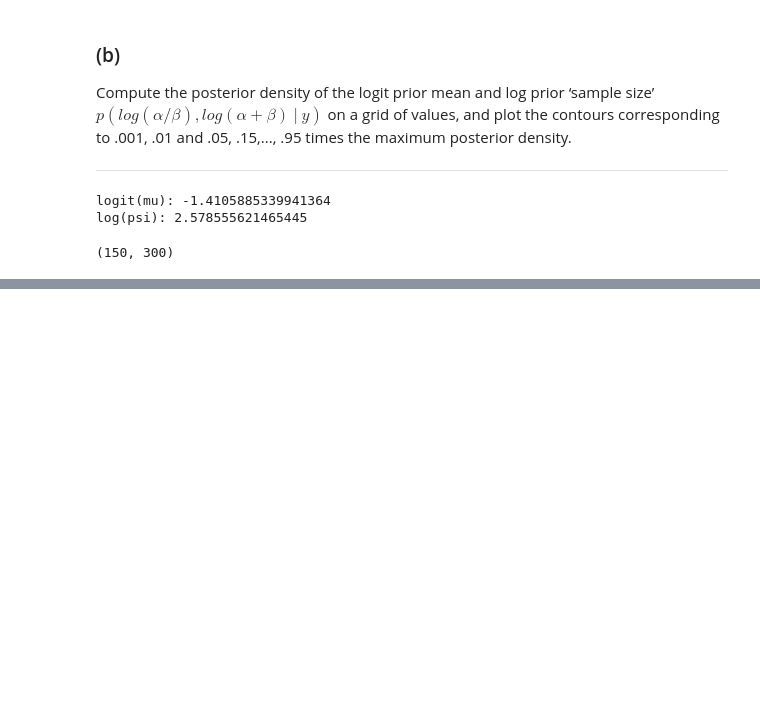
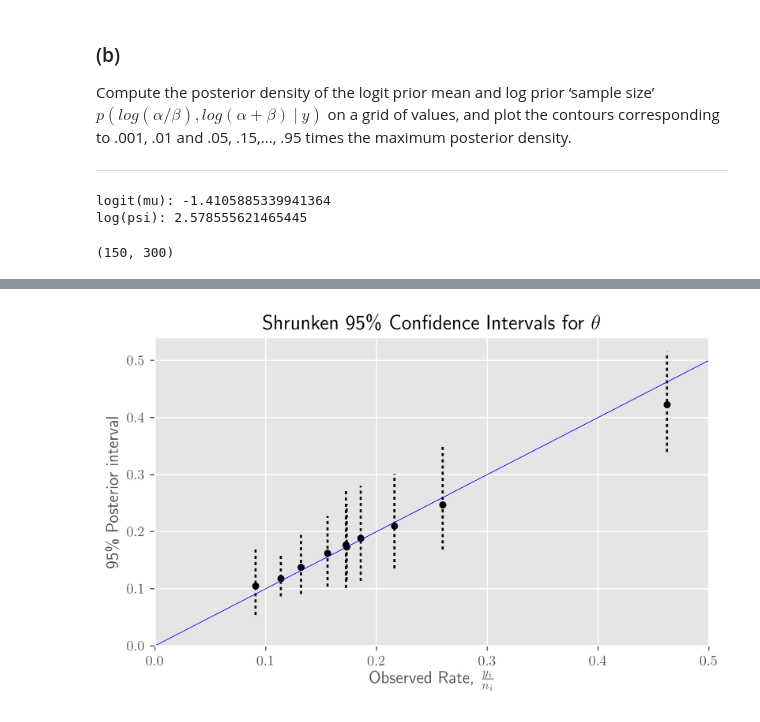
Before and after one commit to GKjohns/Bayesian-Statistics-5224, a Jupyter notebook: hw_3.ipynb, the cells around one changed output, grey strips where cells are left out. Cells and saved outputs as stored; diff of their text form; code cells hidden in the pictures; blank space fills up the shorter version.

```diff
--- a/hw_3.ipynb
+++ b/hw_3.ipynb
@@ -120,0 +173,32 @@ plt.show()
+# %%
+# transform the samples back
+samples = sample_posterior(1000)
+mu_sim = np.array([inverse_logit(x) for x in samples[:,0]])
+psi_sim = np.exp(samples[:,1])
+alpha_sim = mu_sim * psi_sim
+beta_sim = (1 - mu_sim) * psi_sim
+
+posterior_samples = np.zeros((y_vals.shape[0], alpha_sim.shape[0]))
+for i, (y_i, n_i) in enumerate(zip(y_vals, n_vals)):
+    for j, (a_sim, b_sim) in enumerate(zip(alpha_sim, beta_sim)):
+        posterior_samples[i, j] = np.random.beta(a_sim + y_i, b_sim + n_i - y_i)
+# %%
+theta_obs = y_vals / n_vals
+medians = np.median(posterior_samples, axis=1)
+conf_intervals = np.percentile(posterior_samples, [2.5, 97.5], axis=1)
+domain = np.linspace(0, .5, 100)
+unpooled = domain
+
+with plt.style.context('ggplot'):
+    plt.scatter(theta_obs, medians, color='black', s=20)
+    for theta_i, (lower, upper) in zip(theta_obs, conf_intervals.T):
+        plt.vlines(x=theta_i, ymin=lower, ymax=upper, linestyle=':')
+    plt.plot(domain, unpooled, linewidth=.5, color='blue')
+    plt.xlim((.0, .5))
+    plt.ylim((.0, .54))
+    plt.xlabel(r'Observed Rate, $\frac{y_i}{n_i}$')
+    plt.ylabel(r'95\% Posterior interval')
+    plt.title(r'Shrunken 95\% Confidence Intervals for $\theta$')
+    plt.show()
+# %% [output]
+[figure, added]
```
Also changed, not shown: parts of 38 cells of this notebook.
